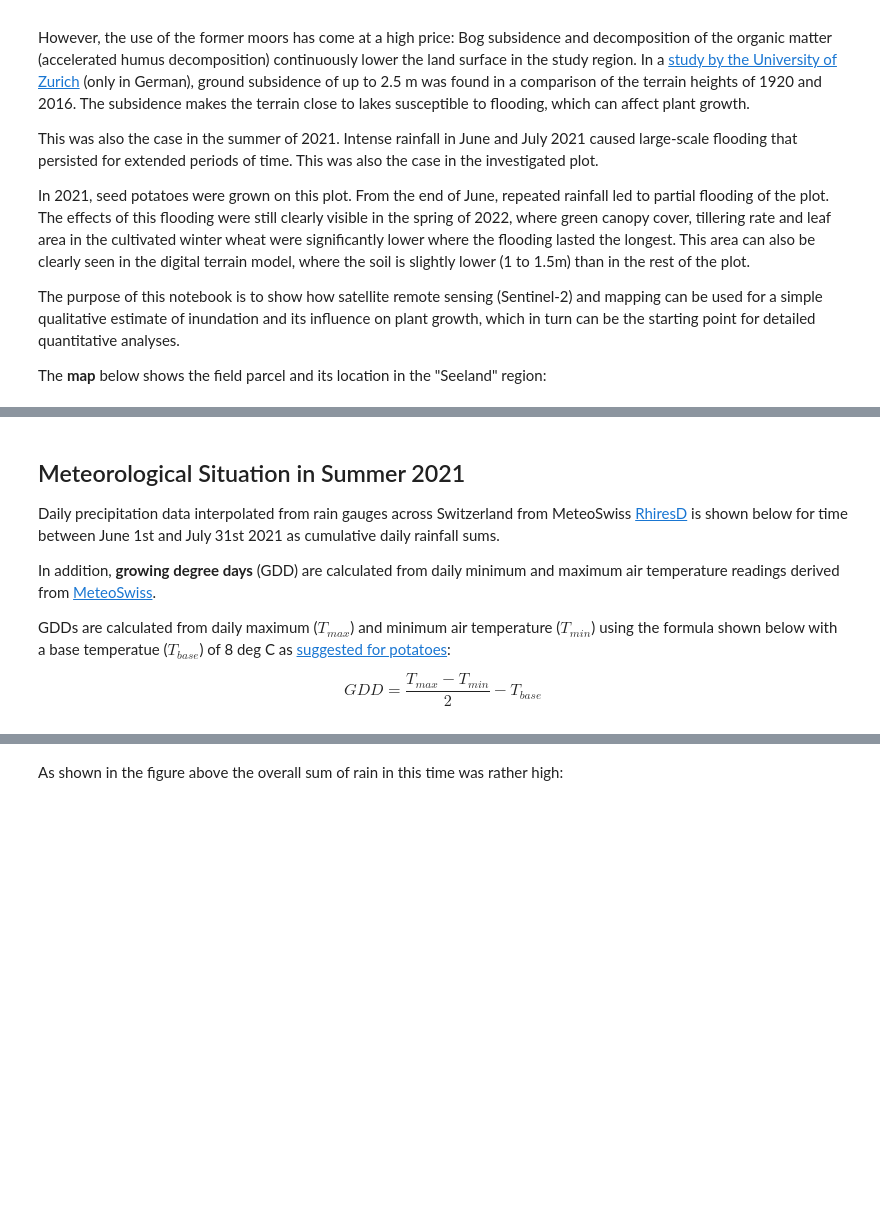
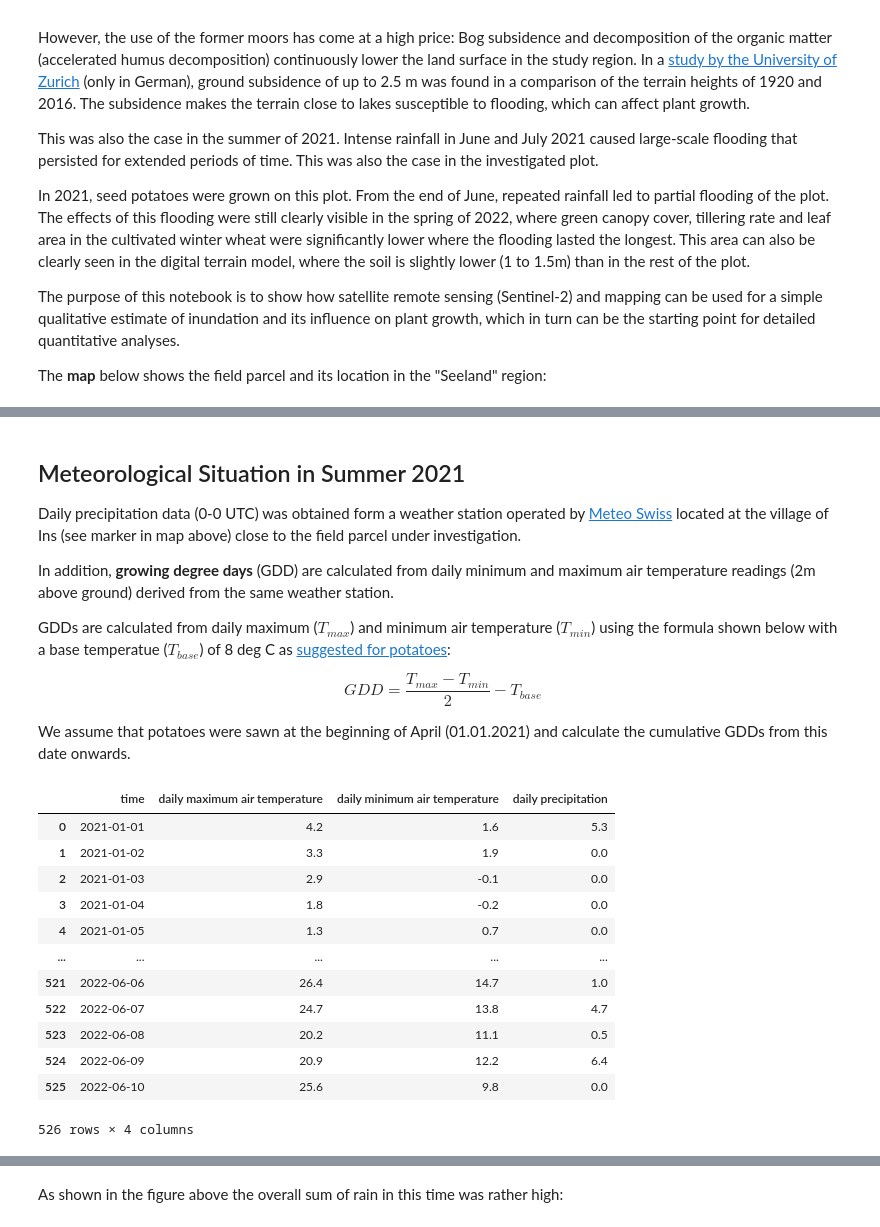
Before and after one commit to EOA-team/eodal_notebooks, a Jupyter notebook: notebooks/Sentinel-2/sentinel2_crop_growing_conditions.ipynb, the cells around one changed output, grey strips where cells are left out. Drawn from its saved outputs; the diff is of its cells as text; code cells hidden in the pictures; blank space fills up the shorter version.

Commit message:
updated notebook to work with weather station data

```diff
--- a/notebooks/Sentinel-2/sentinel2_crop_growing_conditions.ipynb
+++ b/notebooks/Sentinel-2/sentinel2_crop_growing_conditions.ipynb
@@ -63,40 +78,49 @@ map
 # %% [markdown]
 ## Meteorological Situation in Summer 2021
 
-Daily precipitation data interpolated from rain gauges across Switzerland from MeteoSwiss [RhiresD](https://www.google.com/url?sa=t&rct=j&q=&esrc=s&source=web&cd=&cad=rja&uact=8&ved=2ahUKEwjVi9ufweP3AhWq8LsIHZABB3wQFnoECAYQAQ&url=https%3A%2F%2Fwww.meteoswiss.admin.ch%2Fcontent%2Fdam%2Fmeteoswiss%2Fde%2Fservice-und-publikationen%2Fprodukt%2Fraeumliche-daten-niederschlag%2Fdoc%2FProdDoc_RhiresD.pdf&usg=AOvVaw1g8AL4J-y43n8Yz97ZBF4V) is shown below for time between June 1st and July 31st 2021 as cumulative daily rainfall sums.
+Daily precipitation data (0-0 UTC) was obtained form a weather station operated by [Meteo Swiss](https://www.meteoswiss.admin.ch/home.html?tab=overview) located at the village of Ins (see marker in map above) close to the field parcel under investigation.
 
-In addition, **growing degree days** (GDD) are calculated from daily minimum and maximum air temperature readings derived from [MeteoSwiss](https://www.google.com/url?sa=t&rct=j&q=&esrc=s&source=web&cd=&cad=rja&uact=8&ved=2ahUKEwji4tD4h-n3AhXp7rsIHfRyAUMQFnoECAkQAQ&url=https%3A%2F%2Fwww.meteoswiss.admin.ch%2Fcontent%2Fdam%2Fmeteoswiss%2Fde%2Fservice-und-publikationen%2Fprodukt%2Fraeumliche-daten-temperatur%2Fdoc%2FProdDoc_TabsD.pdf&usg=AOvVaw2VdWnq2y9IEXzyjBL314wE).
+In addition, **growing degree days** (GDD) are calculated from daily minimum and maximum air temperature readings (2m above ground) derived from the same weather station.
 
 GDDs are calculated from daily maximum ($T_{max}$) and minimum air temperature ($T_{min}$) using the formula shown below with a base temperatue ($T_{base}$) of 8 deg C as [suggested for potatoes](https://mrcc.illinois.edu/gismaps/info/gddinfo.htm):
 
 $$
   GDD = \frac{T_{max} - T_{min}}{2} - T_{base}
 $$
+
+We assume that potatoes were sawn at the beginning of April (01.01.2021) and calculate the cumulative GDDs from this date onwards.
 # %%
 import pandas as pd
 import matplotlib.pyplot as plt
 from datetime import datetime
 
-# load extracted daily rainfall amounts and plot them
-rain = pd.read_csv(base_dir.joinpath('data/meteo/RhiresD.csv'))
-rain.date = pd.to_datetime(rain.date)
-# get cumulative rainfall
-rain['cumulative precipitation'] = rain['precip'].cumsum()
+# load extracted daily rainfall amounts
+rain = pd.read_csv(base_dir.joinpath('data/meteo/daily_precipitation_0-0UTC.txt'), sep=';', usecols=['time', 'rka150d0'])
+rain.rename(columns={'rka150d0': 'daily precipitation'}, inplace=True)
+# replace '-' by np.nan and cast to float
+rain['daily precipitation'] = rain['daily precipitation'].apply(
+    lambda x: np.nan if x == '-' else float(x)
+)
 
 # load Tmin and Tmax air temperature records
-tmax = pd.read_csv(base_dir.joinpath('data/meteo/TmaxD.csv'))
-tmax.date = pd.to_datetime(tmax.date)
-tmin = pd.read_csv(base_dir.joinpath('data/meteo/TminD.csv'))
-tmin.date = pd.to_datetime(tmin.date)
+temp = pd.read_csv(base_dir.joinpath('data/meteo/daily_air_temperature_2m.txt'), sep=';', usecols=['time', 'tre200dx', 'tre200dn'])
+temp.rename(columns={'tre200dx': 'daily maximum air temperature', 'tre200dn': 'daily minimum air temperature'}, inplace=True)
+
 # merge records
-temp = pd.merge(tmax, tmin, how='outer', on='date')
-# order by date
-temp = temp.sort_values(by="date")
-# calculate GDD
-temp['GDD'] = temp.apply(lambda x: (x['TmaxD'] + x['TminD']) / 2 - 8, axis=1)
-temp['cumulative GDD'] = temp['GDD'].cumsum()
-
-#merge temperature and rain fall data
-meteo = pd.merge(temp, rain, how='outer', on='date')
-# skrink to June and July
-meteo = meteo[meteo.date >= datetime(2021,6,1,0,0,0)]
+meteo = pd.merge(temp, rain, how='outer', on='time')
+meteo.time = pd.to_datetime(meteo.time, format='%Y%m%d')
+meteo
+# %% [output]
+|  | time | daily maximum air temperature | daily minimum air temperature | daily precipitation |
+| 0 | 2021-01-01 | 4.2 | 1.6 | 5.3 |
+| 1 | 2021-01-02 | 3.3 | 1.9 | 0.0 |
+| 2 | 2021-01-03 | 2.9 | -0.1 | 0.0 |
+| 3 | 2021-01-04 | 1.8 | -0.2 | 0.0 |
+| 4 | 2021-01-05 | 1.3 | 0.7 | 0.0 |
+| ... | ... | ... | ... | ... |
+| 521 | 2022-06-06 | 26.4 | 14.7 | 1.0 |
+| 522 | 2022-06-07 | 24.7 | 13.8 | 4.7 |
+| 523 | 2022-06-08 | 20.2 | 11.1 | 0.5 |
+| 524 | 2022-06-09 | 20.9 | 12.2 | 6.4 |
+| 525 | 2022-06-10 | 25.6 | 9.8 | 0.0 |
+526 rows × 4 columns
```
Also changed, not shown: parts of 20 cells of this notebook.
